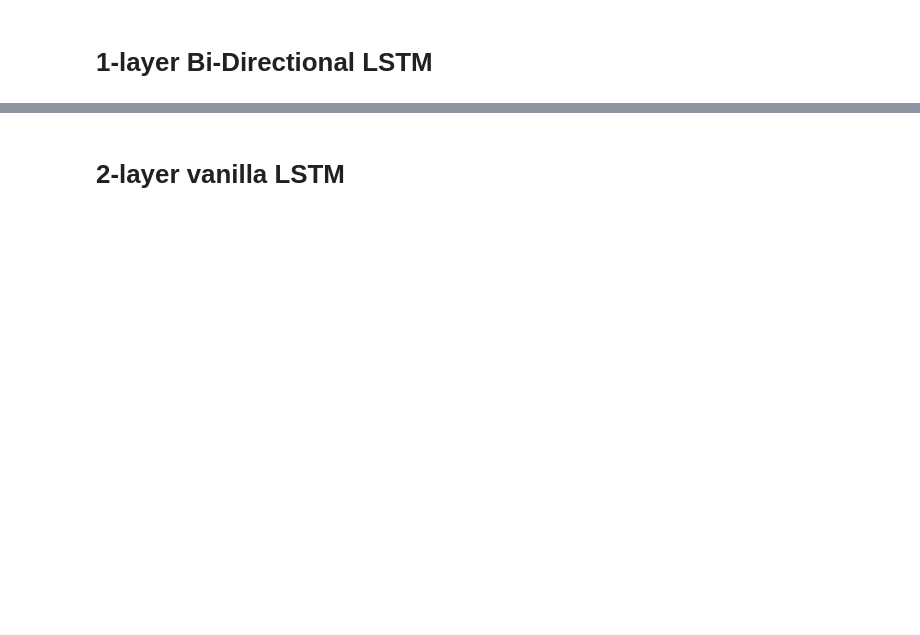
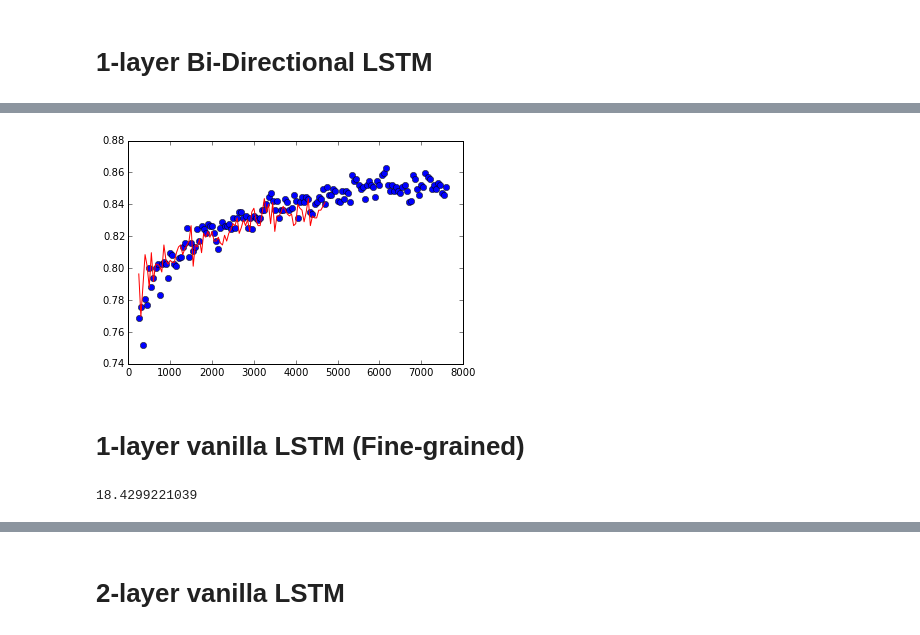
Before and after one commit to alextrott16/sentimiento, a Jupyter notebook: LSTM dev.ipynb, the cells around one changed output, grey strips where cells are left out. Saved outputs shown, nothing was run; the diff lists cells and outputs as text; code cells hidden in the pictures; blank space fills up the shorter version.

```diff
--- a/LSTM dev.ipynb
+++ b/LSTM dev.ipynb
@@ -538,0 +351,28 @@ full_eval(net_LSTM_1B_binary, baseline_mean=87.5, baseline_std=0.5)
+# %%
+i1 = 5
+d = net_LSTM_1_binary.dev_acc[i1:]
+x = net_LSTM_1_binary.eval_dev_every*(np.arange(len(d))+i1)
+plt.plot(x, d, 'o');
+d = net_LSTM_1B_binary.dev_acc[i1:]
+x = net_LSTM_1B_binary.eval_dev_every*(np.arange(len(d))+i1)
+plt.plot(x, d, 'r');
+# %% [output]
+[figure, added]
+# %% [markdown]
+# 1-layer vanilla LSTM (Fine-grained)
+# %%
+# Build a 1-layer vanilla LSTM
+inp_dim = 300
+inp_dropout = 0.5
+layer_specs = [(168, 0.5)]
+
+# Build the LSTM "stack"
+S = network_components.LSTM_stack(inp_dim, layer_specs, inp_dropout)
+S.initialize_stack_weights(b_f_offset=1.0)
+# Add the output sigmoid layer
+O = network_components.soft_reader(S.out_dim, 5)
+
+# Create the network
+net_LSTM_1_fg = network(S, O, bi_flag=False, fine_grained=True, batch_size=25, eval_dev_every=50, alpha=0.005)
+# %% [output]
+18.4299221039
```
Also changed, not shown: parts of 33 cells of this notebook, 1 other file.
